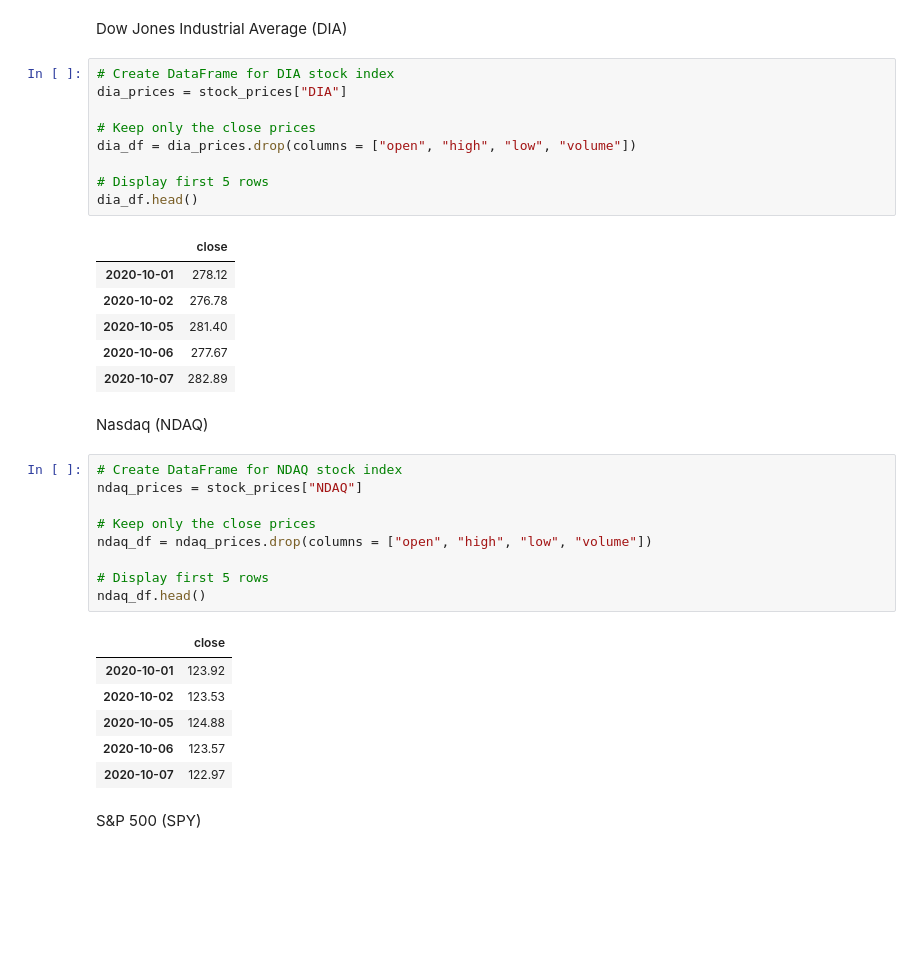
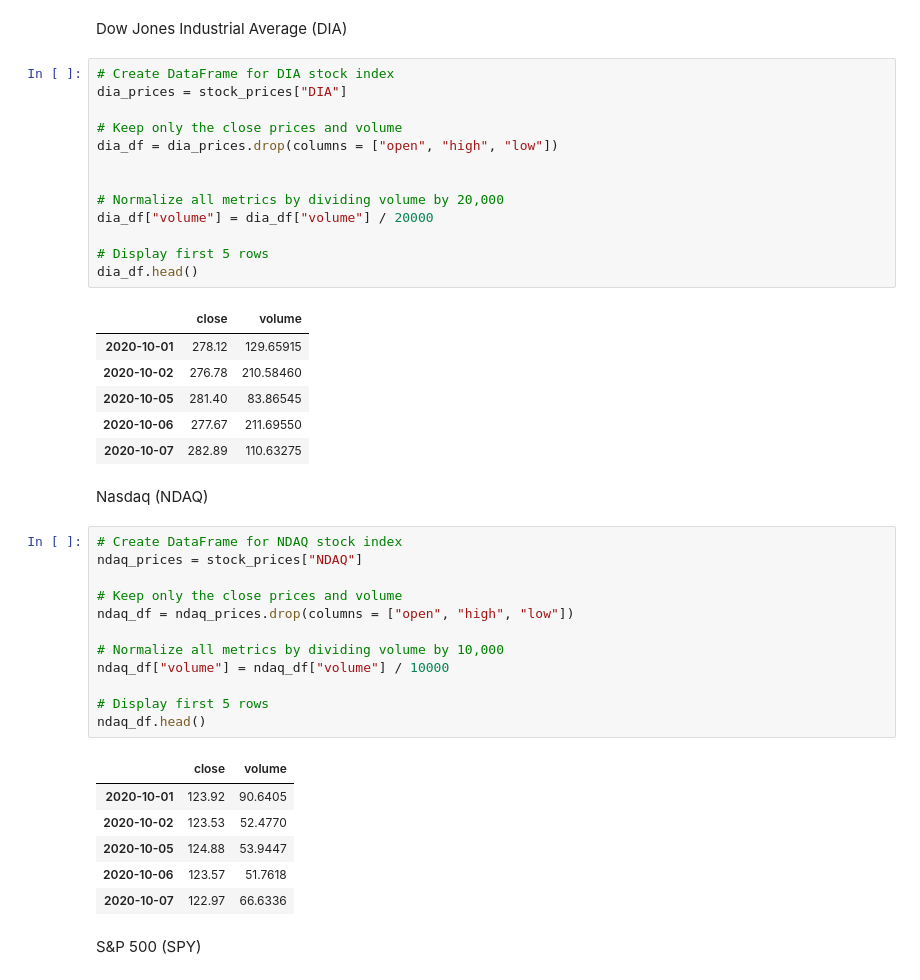
Before and after one commit to elliotlozano/bollinger_band_trading_algo, a Jupyter notebook: stock_data.ipynb, the cells around one changed output. Saved outputs shown, nothing was run; the diff lists cells and outputs as text; blank space fills up the shorter version.

```diff
--- a/stock_data.ipynb
+++ b/stock_data.ipynb
@@ -91,37 +91,44 @@ Dow Jones Industrial Average (DIA)
 # %%
 # Create DataFrame for DIA stock index
 dia_prices = stock_prices["DIA"]
 
-# Keep only the close prices
-dia_df = dia_prices.drop(columns = ["open", "high", "low", "volume"])
+# Keep only the close prices and volume
+dia_df = dia_prices.drop(columns = ["open", "high", "low"])
+
+
+# Normalize all metrics by dividing volume by 20,000
+dia_df["volume"] = dia_df["volume"] / 20000
 
 # Display first 5 rows
 dia_df.head()
 # %% [output]
-|  | close |
-| 2020-10-01 | 278.12 |
-| 2020-10-02 | 276.78 |
-| 2020-10-05 | 281.40 |
-| 2020-10-06 | 277.67 |
-| 2020-10-07 | 282.89 |
+|  | close | volume |
+| 2020-10-01 | 278.12 | 129.65915 |
+| 2020-10-02 | 276.78 | 210.58460 |
+| 2020-10-05 | 281.40 | 83.86545 |
+| 2020-10-06 | 277.67 | 211.69550 |
+| 2020-10-07 | 282.89 | 110.63275 |
 # %% [markdown]
 Nasdaq (NDAQ)
 # %%
 # Create DataFrame for NDAQ stock index
 ndaq_prices = stock_prices["NDAQ"]
 
-# Keep only the close prices
-ndaq_df = ndaq_prices.drop(columns = ["open", "high", "low", "volume"])
+# Keep only the close prices and volume
+ndaq_df = ndaq_prices.drop(columns = ["open", "high", "low"])
+
+# Normalize all metrics by dividing volume by 10,000
+ndaq_df["volume"] = ndaq_df["volume"] / 10000
 
 # Display first 5 rows
 ndaq_df.head()
 # %% [output]
-|  | close |
-| 2020-10-01 | 123.92 |
-| 2020-10-02 | 123.53 |
-| 2020-10-05 | 124.88 |
-| 2020-10-06 | 123.57 |
-| 2020-10-07 | 122.97 |
+|  | close | volume |
+| 2020-10-01 | 123.92 | 90.6405 |
+| 2020-10-02 | 123.53 | 52.4770 |
+| 2020-10-05 | 124.88 | 53.9447 |
+| 2020-10-06 | 123.57 | 51.7618 |
+| 2020-10-07 | 122.97 | 66.6336 |
 # %% [markdown]
 S&P 500 (SPY)
 # %%
```
Also changed, not shown: parts of 9 cells of this notebook.
